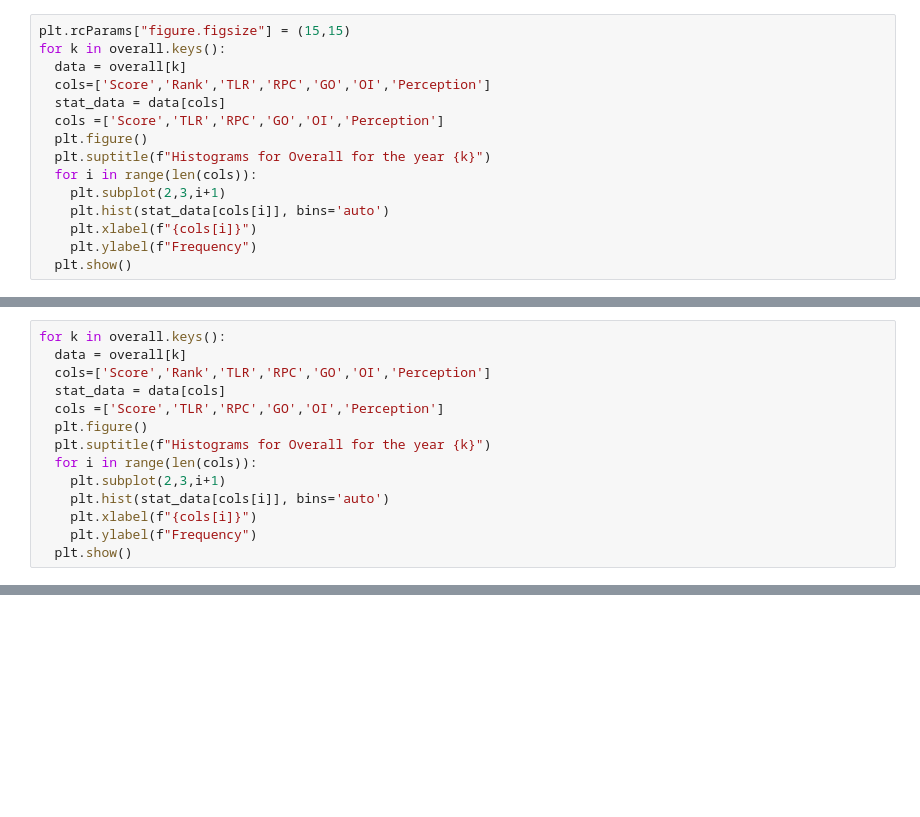
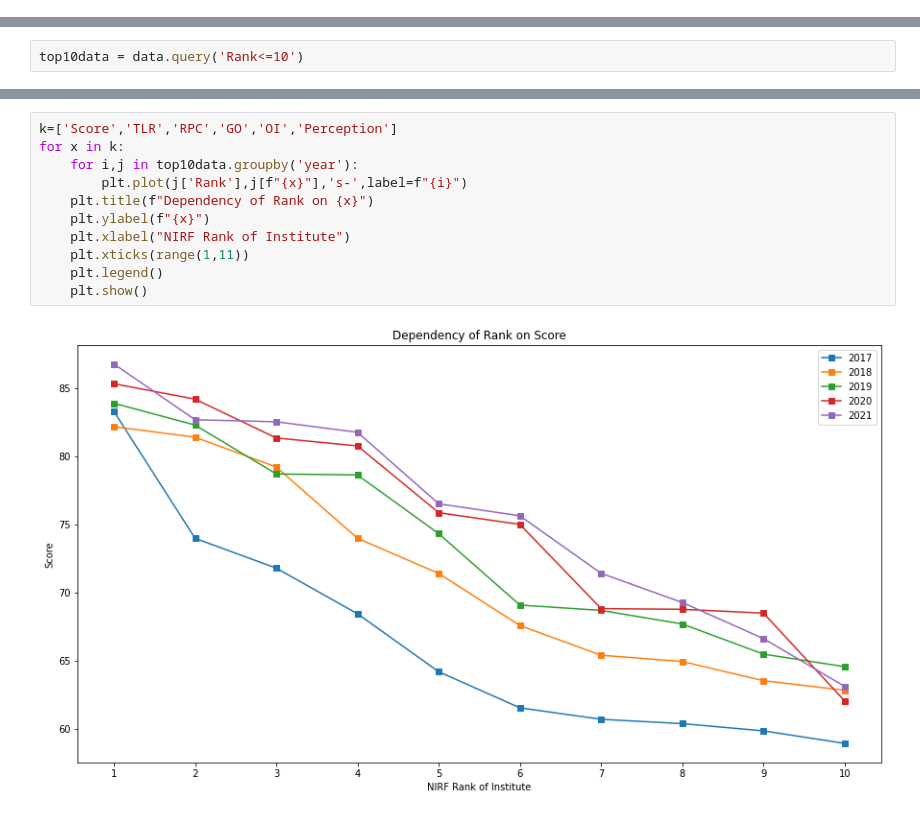
Before and after one commit to kalp121212/DS203_Project, a Jupyter notebook: Nirf.ipynb, the cells around one changed output, grey strips where cells are left out. Cells and saved outputs as stored; diff of their text form; blank space fills up the shorter version.

```diff
--- a/Nirf.ipynb
+++ b/Nirf.ipynb
@@ -81,15 +84,0 @@ Index(['Institute Id', 'Institute Name', 'City', 'State', 'Score', 'Rank',
-# %%
-plt.rcParams["figure.figsize"] = (15,15)
-for k in overall.keys():
-  data = overall[k]
-  cols=['Score','Rank','TLR','RPC','GO','OI','Perception']
-  stat_data = data[cols]
-  cols =['Score','TLR','RPC','GO','OI','Perception']
-  plt.figure()
-  plt.suptitle(f"Histograms for Overall for the year {k}")
-  for i in range(len(cols)):
-    plt.subplot(2,3,i+1)
-    plt.hist(stat_data[cols[i]], bins='auto')
-    plt.xlabel(f"{cols[i]}")
-    plt.ylabel(f"Frequency")
-  plt.show()
@@ -102,14 +84,0 @@ for k in overall.keys():
-# %%
-for k in overall.keys():
-  data = overall[k]
-  cols=['Score','Rank','TLR','RPC','GO','OI','Perception']
-  stat_data = data[cols]
-  cols =['Score','TLR','RPC','GO','OI','Perception']
-  plt.figure()
-  plt.suptitle(f"Histograms for Overall for the year {k}")
-  for i in range(len(cols)):
-    plt.subplot(2,3,i+1)
-    plt.hist(stat_data[cols[i]], bins='auto')
-    plt.xlabel(f"{cols[i]}")
-    plt.ylabel(f"Frequency")
-  plt.show()
@@ -121,0 +85,2 @@ for k in overall.keys():
+# %%
+top10data = data.query('Rank<=10')
@@ -121,0 +96,13 @@ for k in overall.keys():
+# %%
+k=['Score','TLR','RPC','GO','OI','Perception']
+for x in k:
+    for i,j in top10data.groupby('year'):
+        plt.plot(j['Rank'],j[f"{x}"],'s-',label=f"{i}")
+    plt.title(f"Dependency of Rank on {x}")
+    plt.ylabel(f"{x}")
+    plt.xlabel("NIRF Rank of Institute")
+    plt.xticks(range(1,11))
+    plt.legend()
+    plt.show()
+# %% [output]
+[figure, added]
```
Also changed, not shown: parts of 12 cells of this notebook.
